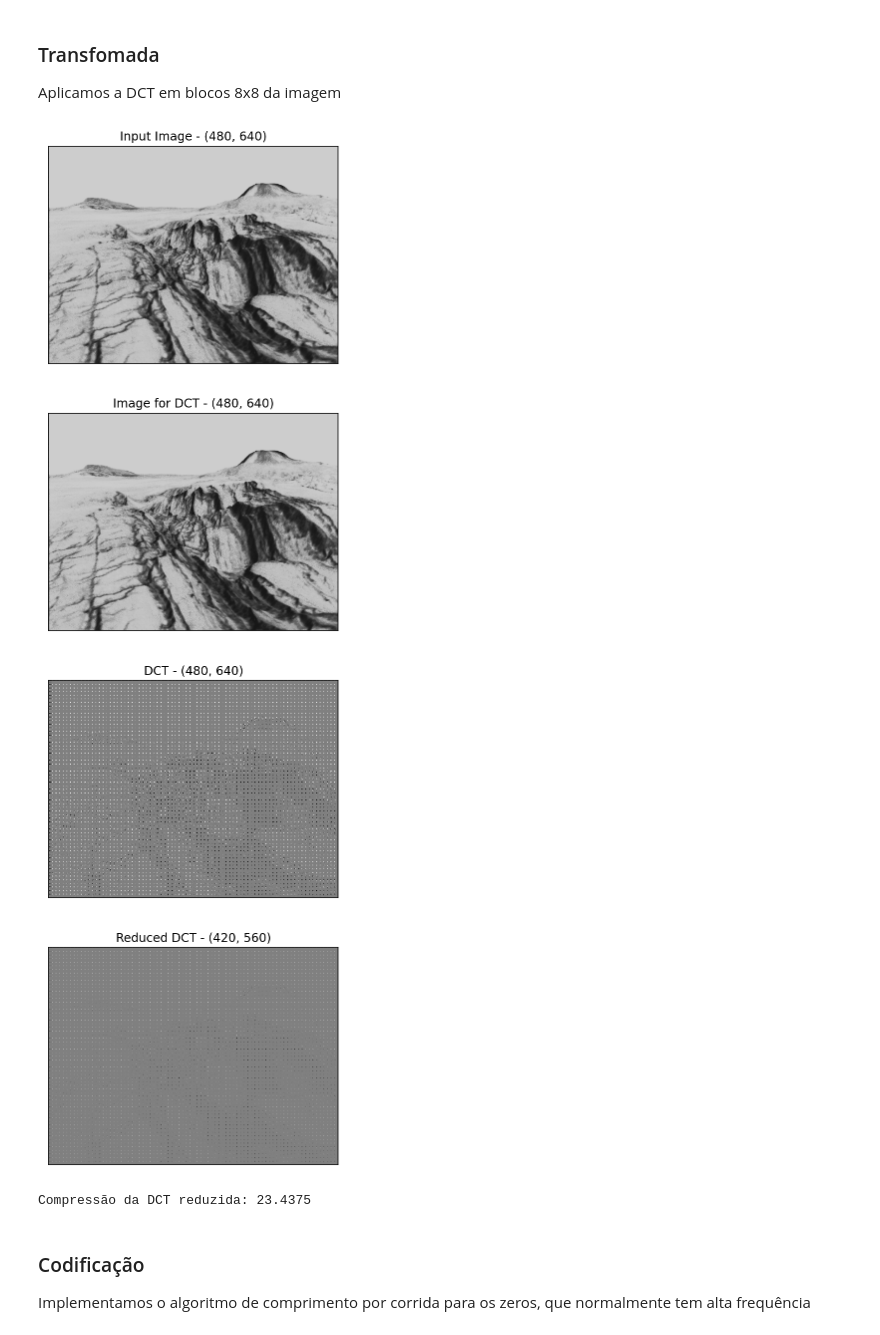
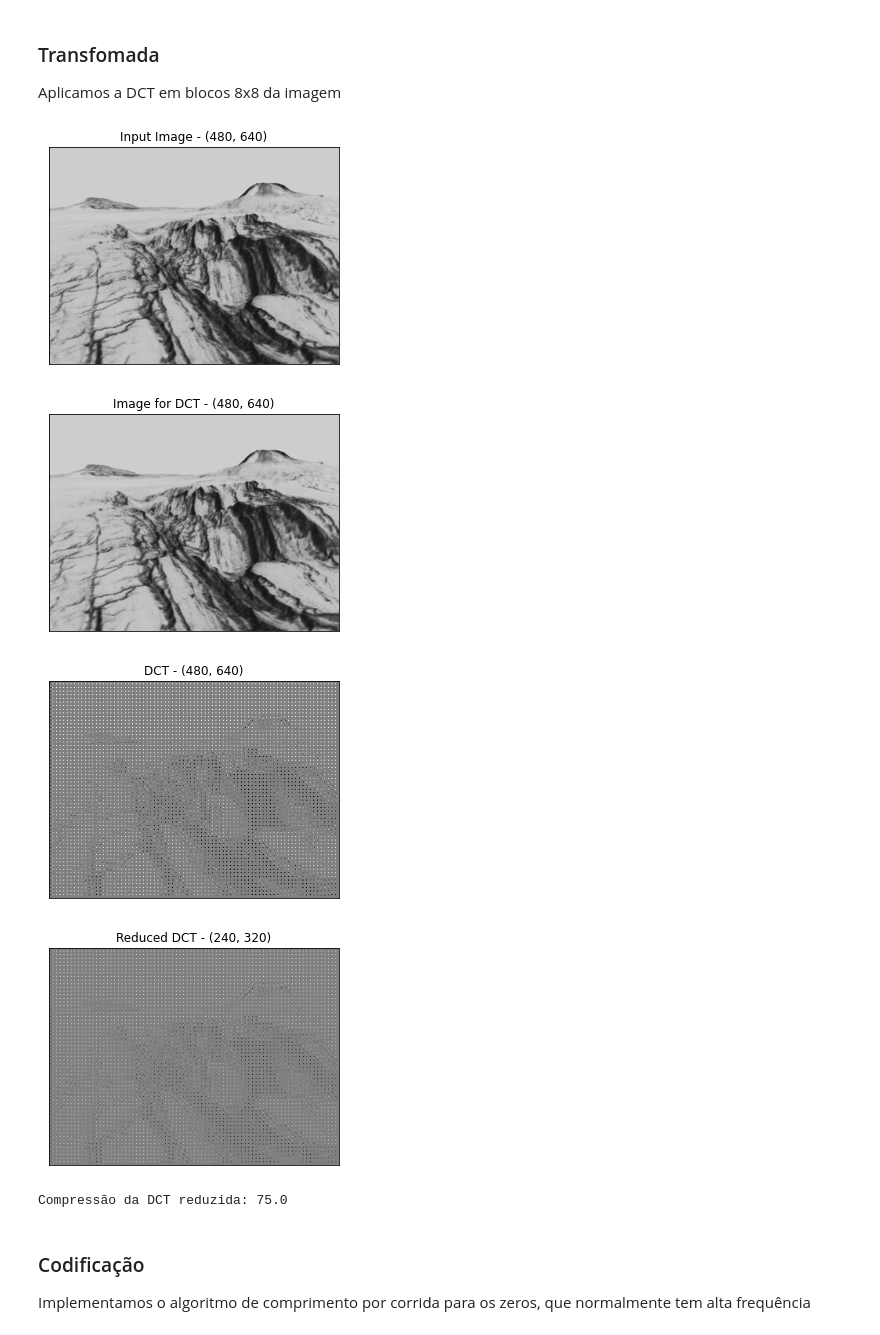
Before and after one commit to RenanBomtempo/image-compression, a Jupyter notebook: TP-1.ipynb, the cells around one changed output. Drawn from its saved outputs; the diff is of its cells as text; code cells hidden in the pictures.

```diff
--- a/TP-1.ipynb
+++ b/TP-1.ipynb
@@ -107,7 +107,7 @@ Aplicamos a DCT em blocos 8x8 da imagem
 
 # Parâmetros da transformada
 step    = 8     # Tamanho do bloco DCT
-sv_step = 7    # Tamanho do bloco a ser salvo
+sv_step = 4    # Tamanho do bloco a ser salvo
 dif     = step - sv_step
 
 # Tamanho da imagem original
@@ -132,38 +132,38 @@ dct_img = np.zeros(dct_size, dtype=np.float)
 dct_img[:orig_size[0], :orig_size[1]] = (img.astype(float))-128
 
 # Executa a DCT
 for y in range(0,dct_size[0],step):
     for x in range(0,dct_size[1],step):
         dct_step = get_2D_dct(dct_img[y:y+step, x:x+step])
         # DCT completa
         DCT[y:y+step, x:x+step] = dct_step
         # DCT reduzida
         reduced_DCT[y*sv_step//step:y*sv_step//step+sv_step,
                     x*sv_step//step:x*sv_step//step+sv_step] = dct_step[:sv_step,:sv_step]
 
 # Aplica quantização na matriz reduzida da DCT
 # normalizando os valores para o intervalo [-128, 127]
 Q = np.max(np.absolute(reduced_DCT))/127 #Valor de quantização
 reduced_DCT = reduced_DCT/Q
 
 # Converte a matriz para inteiro de 8bits para armazenamento
 # (o que serve como maneira de arrendondar os valores da transormada)
 reduced_DCT = reduced_DCT.astype(np.int8)
 
 # Visualização dos resultados
 print_gimage(img,"Input Image")
 print_sgimage(dct_img, "Image for DCT")
 print_sgimage(DCT,"DCT")
 print_sgimage(reduced_DCT,"Reduced DCT")
 
 # Calcular compressão da DCT reduzida
 print("Compressão da DCT reduzida:",100-(reduced_DCT.size/img.size)*100)
 # %% [output]
-[figure, old version]
+[figure, new version]
-[figure, old version]
+[figure, new version]
-[figure, old version]
+[figure, new version]
-[figure, old version]
+[figure, new version]
-Compressão da DCT reduzida: 23.4375
+Compressão da DCT reduzida: 75.0
 # %% [markdown]
 ### Codificação
 
```
Also changed, not shown: parts of 7 cells of this notebook.
